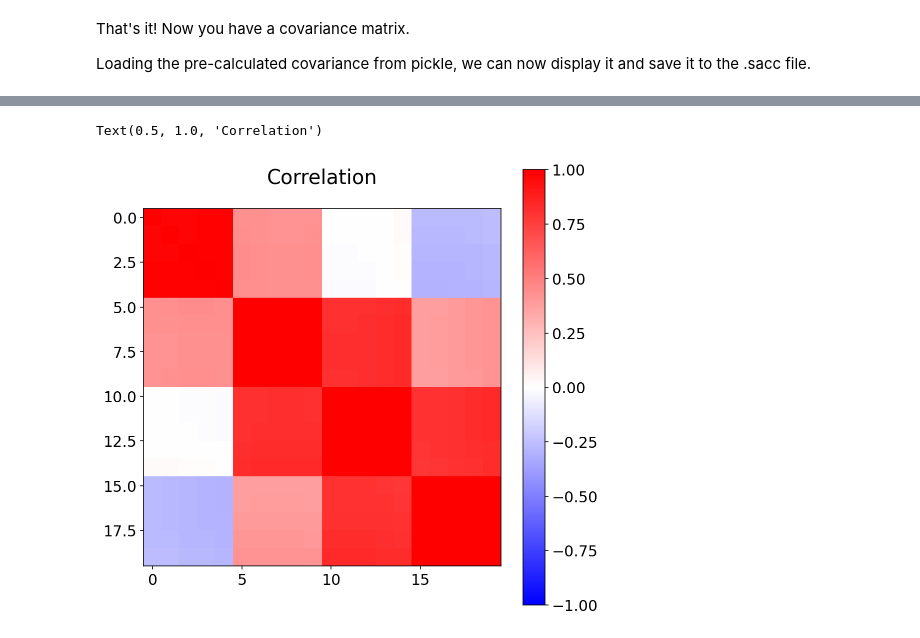
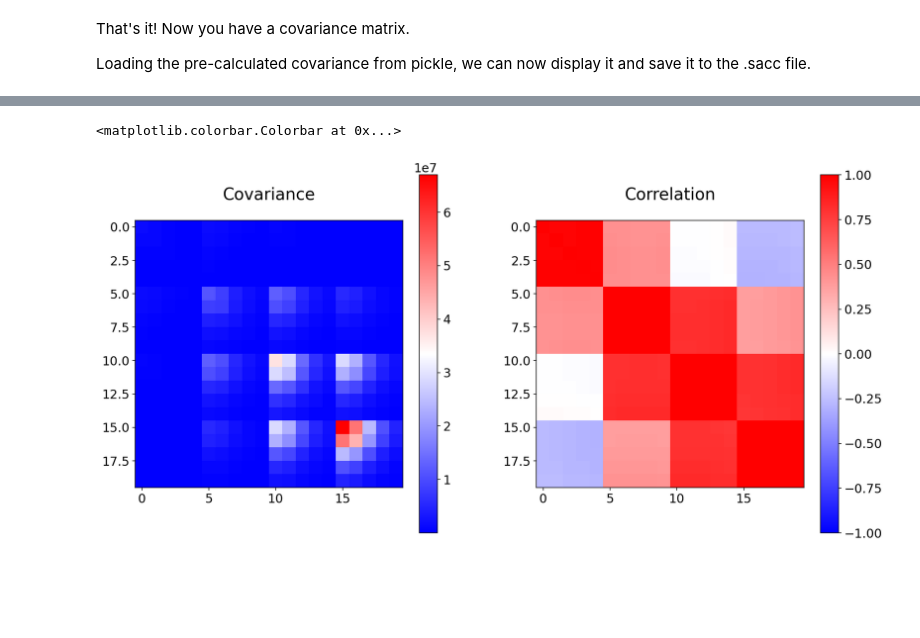
Before and after one commit to LSSTDESC/TJPCov, a Jupyter notebook: examples/cluster_count_covariance.ipynb, the cells around one changed output, grey strips where cells are left out. Drawn from its saved outputs; the diff is of its cells as text; code cells hidden in the pictures; blank space fills up the shorter version.

Commit message:
Improving text in notebook.

```diff
--- a/examples/cluster_count_covariance.ipynb
+++ b/examples/cluster_count_covariance.ipynb
@@ -77,9 +69,13 @@ Text(0.5, 1.0, 'Covariance')
-# %%
-plt.figure(figsize=(8,8))
-plt.imshow(correlation, cmap='bwr', vmax=1, vmin=-1)
-
-plt.colorbar()
-plt.title('Correlation')
-# %% [output]
-Text(0.5, 1.0, 'Correlation')
-[figure, removed]
+# %%
+fig, (ax1, ax2) = plt.subplots(1, 2, figsize=(16,8))
+
+im1 = ax1.imshow(cov_from_file, cmap='bwr')
+im2 = ax2.imshow(correlation, cmap='bwr', vmax=1, vmin=-1)
+ax1.set_title('Covariance')
+ax2.set_title('Correlation')
+
+plt.colorbar(im1, ax=ax1)
+plt.colorbar(im2, ax=ax2)
+# %% [output]
+<matplotlib.colorbar.Colorbar at 0x...>
+[figure, added]
```
Also changed, not shown: parts of 4 cells of this notebook.
